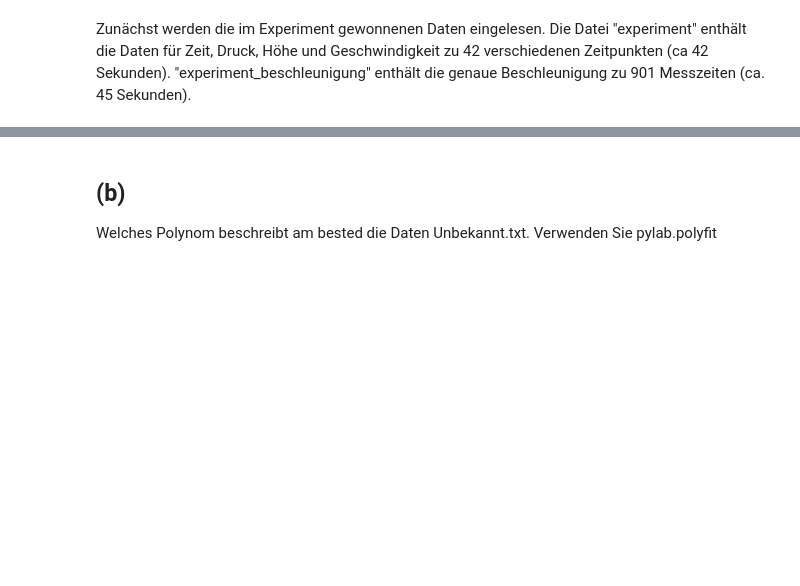
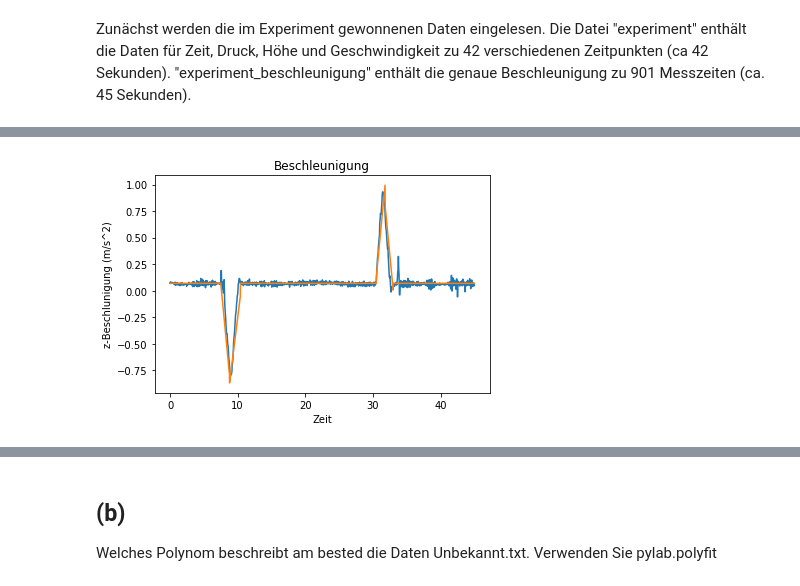
Before and after one commit to AlexandraMayer/Modellbildung-und-Simulation, a Jupyter notebook: Klassische Mechanik 1.ipynb, the cells around one changed output, grey strips where cells are left out. Saved outputs shown, nothing was run; the diff lists cells and outputs as text; code cells hidden in the pictures; blank space fills up the shorter version.

```diff
--- a/Klassische Mechanik 1.ipynb
+++ b/Klassische Mechanik 1.ipynb
@@ -174,28 +167,26 @@ plt.show()
 # %%
 def accel(x):
     if x < 7.5:
         return 0.07
     elif x < 8.8:
         return -0.669*x+5.089
     elif x < 10.4:
         return 0.512*x-5.373
     elif x < 30.5:
         return 0.07
     elif x < 31.8:
         return x/1.5-20.2
     elif x < 33:
         return -x/1.5+22
-    elif x < 33.4:
-        return x/3-11
-    elif x < 33.6:
-        return x/1.5-22.05
-    elif x < 33.8:
-        return -x/1.5+22.45
     else:
         return 0.07
-#zum schluss noch ein bisschen verzerrung rein bringen oder passt das so?
 x = np.arange(0,45, 0.01)
 y = [accel(xs) for xs in x]
 plt.plot(experiment_beschleunigung.values[:,0], experiment_beschleunigung.values[:,1])
 plt.plot(x,y)
-print(experiment_beschleunigung.values[630,0], experiment_beschleunigung.values[630,1])
+plt.title('Beschleunigung')
+plt.xlabel('Zeit')
+plt.ylabel('z-Beschlunigung (m/s^2)')
+plt.show()
+# %% [output]
+[figure, added]
```
Also changed, not shown: parts of 165 cells of this notebook.
